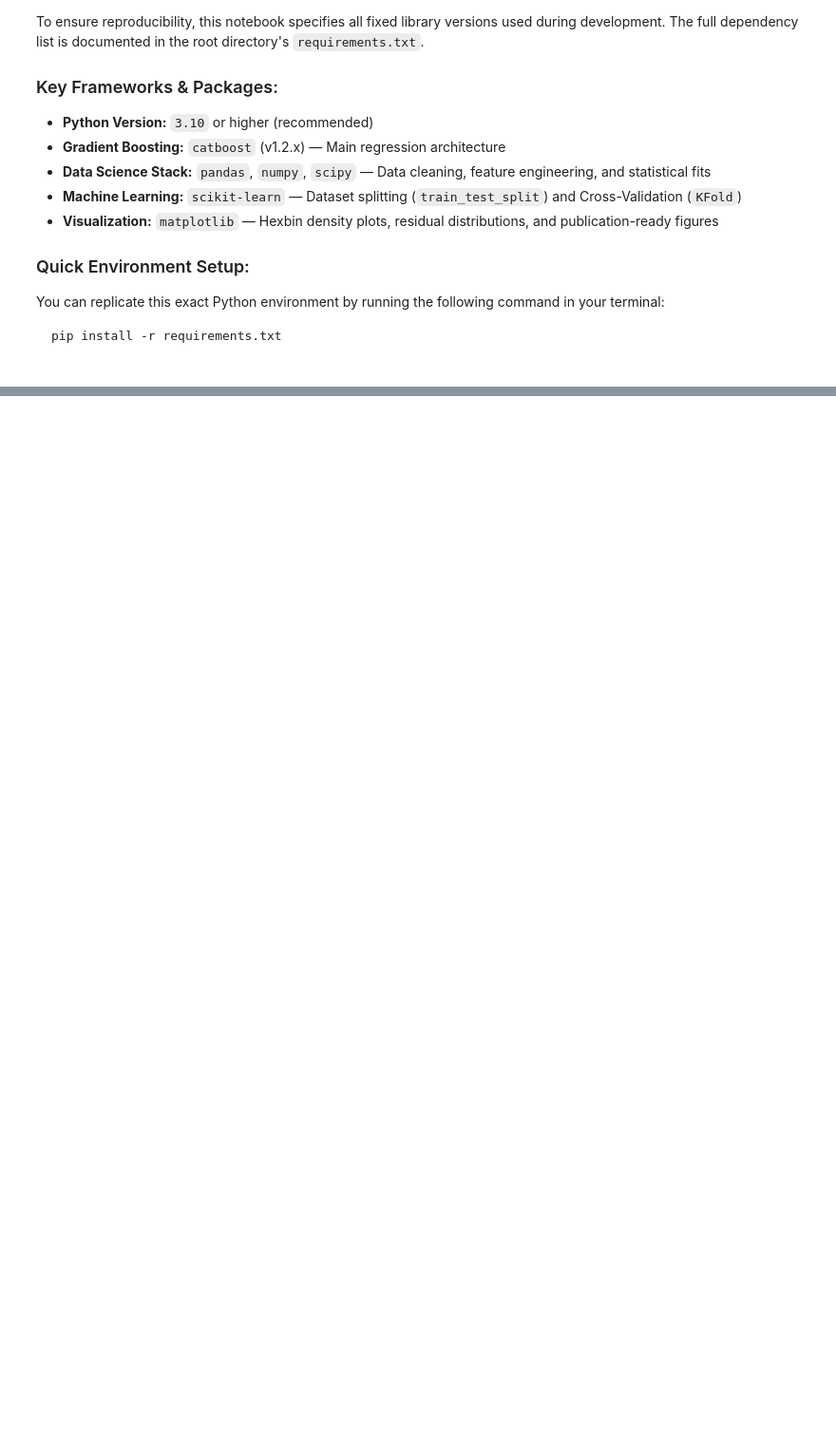
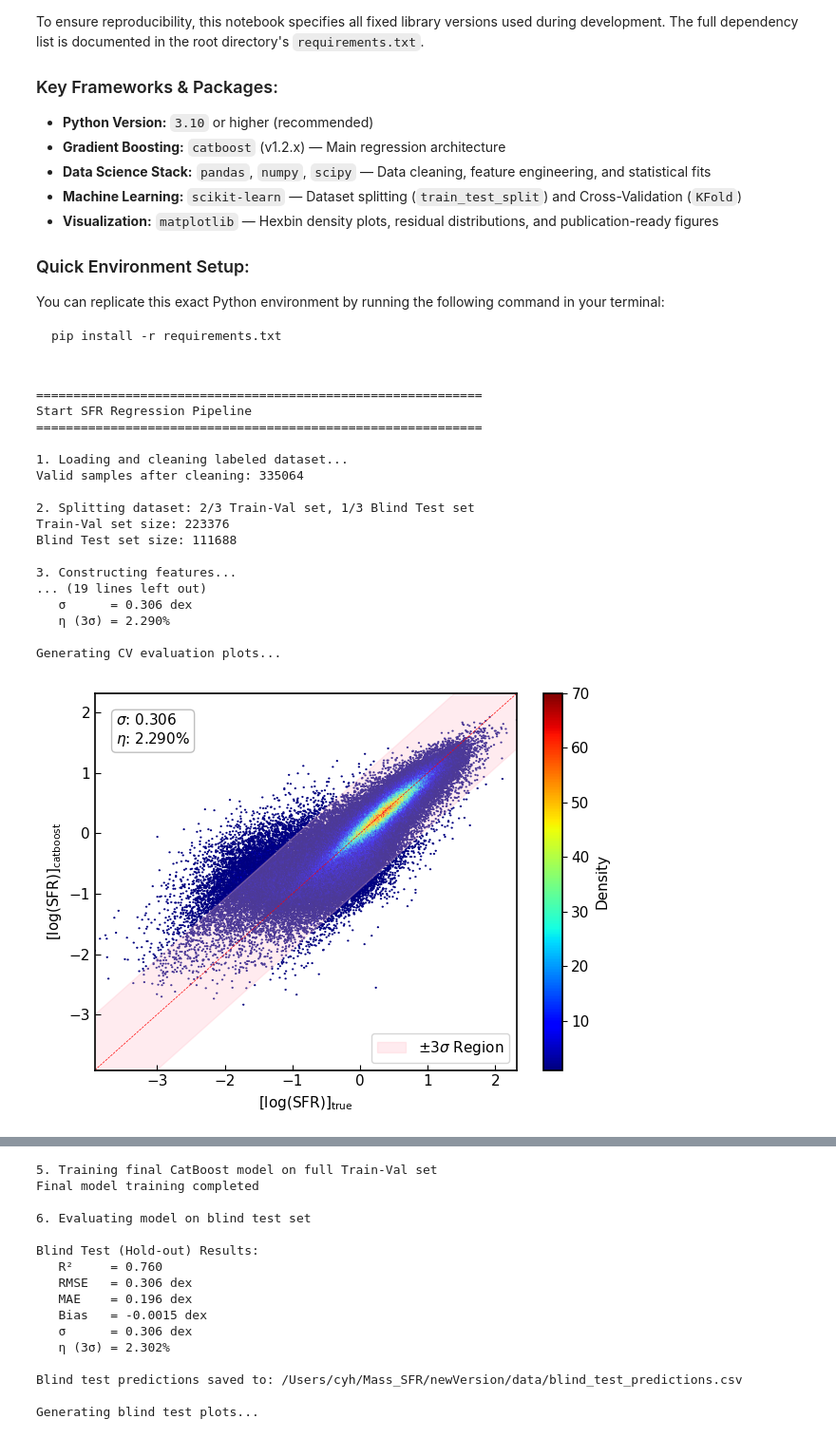
Before and after one commit to YehaoCheng/sky-distribution-of-galaxy, a Jupyter notebook: Code/ML_predict.ipynb, the cells around one changed output, grey strips where cells are left out. Shown at 95% size. Saved outputs shown, nothing was run; the diff lists cells and outputs as text; code cells hidden in the pictures; blank space fills up the shorter version.

```diff
--- a/Code/ML_predict.ipynb
+++ b/Code/ML_predict.ipynb
@@ -41,7 +41,7 @@ RANDOM_SEED = 42
 np.random.seed(RANDOM_SEED)
 
 # File & Directory Paths
-BASE_DIR = "./MachineLearning"
+BASE_DIR = "/Users/cyh/Mass_SFR/newVersion"
 DATA_DIR = os.path.join(BASE_DIR, "data")
 FIG_DIR = os.path.join(BASE_DIR, "Figure")
 INPUT_DATA = os.path.join(DATA_DIR, "Model_training.csv")
@@ -214,6 +214,7 @@ def plot_true_vs_pred(
     plt.tight_layout()
     # Save figure
     plt.savefig(os.path.join(FIG_DIR, f"{save_name}.pdf"), dpi=PLOT_DPI)
+    plt.show()
     plt.close()
 
 
@@ -251,6 +252,7 @@ def plot_residual_dist(residual: np.ndarray, sigma: float, save_name: str) -> No
 
     plt.tight_layout()
     plt.savefig(os.path.join(FIG_DIR, f"{save_name}.pdf"), dpi=PLOT_DPI)
+    plt.show()
     plt.close()
 
 
@@ -386,30 +388,50 @@ def main():
         eta=blind_metrics["eta"],
         save_name="Blind_Test_Validation"
     )
     plot_residual_dist(
         residual=blind_metrics["residual"],
         sigma=blind_metrics["sigma"],
         save_name="Blind_Test_Residuals"
     )
     print("   All blind test plots saved successfully")
 
     # 7. Optional: Predict external unseen data
     print("\n7. Predicting external dataset...")
     pred_df = pd.read_csv(PRED_DATA)
     pred_df, _ = prepare_features(pred_df)
     X_external = pred_df[feature_list].values
     pred_df["Predicted_logSFR"] = final_model.predict(X_external)
     pred_df.to_csv(os.path.join(DATA_DIR, "Predicted_logSFR.csv"), index=False)
     print("External prediction completed and saved")
 
     # Total runtime
     total_time = time.time() - start_time
     print("\n" + "=" * 60)
     print(f"All tasks finished! Total runtime: {total_time:.2f} seconds")
     print(f"Figures saved to: {FIG_DIR}")
     print(f"Data results saved to: {DATA_DIR}")
     print("=" * 60)
 
 
+
 if __name__ == "__main__":
     main()
+# %% [output]
+============================================================
+Start SFR Regression Pipeline
+============================================================
+
+1. Loading and cleaning labeled dataset...
+Valid samples after cleaning: 335064
+
+2. Splitting dataset: 2/3 Train-Val set, 1/3 Blind Test set
+Train-Val set size: 223376
+Blind Test set size: 111688
+
+3. Constructing features...
+... (19 lines left out)
+   σ      = 0.306 dex
+   η (3σ) = 2.290%
+
+Generating CV evaluation plots...
+[figure, added]
@@ -415,0 +439,16 @@ if __name__ == "__main__":
+5. Training final CatBoost model on full Train-Val set
+Final model training completed
+
+6. Evaluating model on blind test set
+
+Blind Test (Hold-out) Results:
+   R²     = 0.760
+   RMSE   = 0.306 dex
+   MAE    = 0.196 dex
+   Bias   = -0.0015 dex
+   σ      = 0.306 dex
+   η (3σ) = 2.302%
+
+Blind test predictions saved to: /Users/cyh/Mass_SFR/newVersion/data/blind_test_predictions.csv
+
+Generating blind test plots...
```
Also changed, not shown: parts of 1 cell of this notebook, 3 other files.
